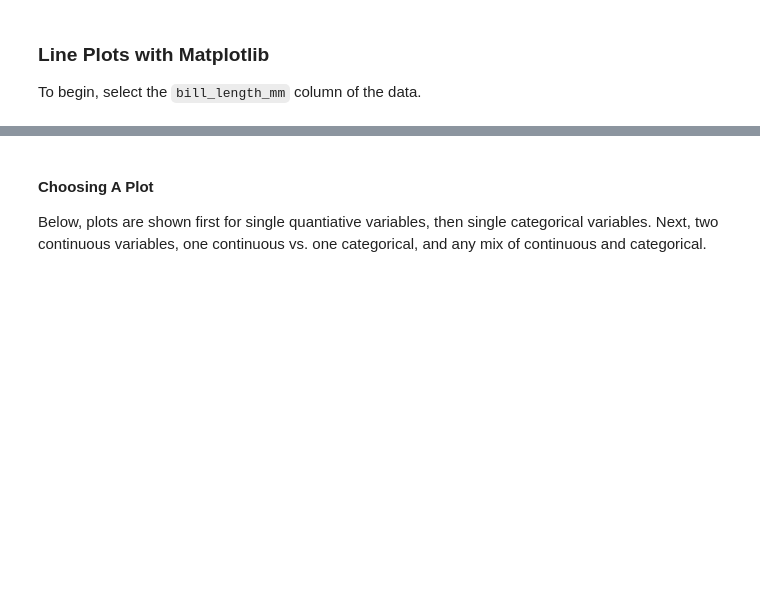
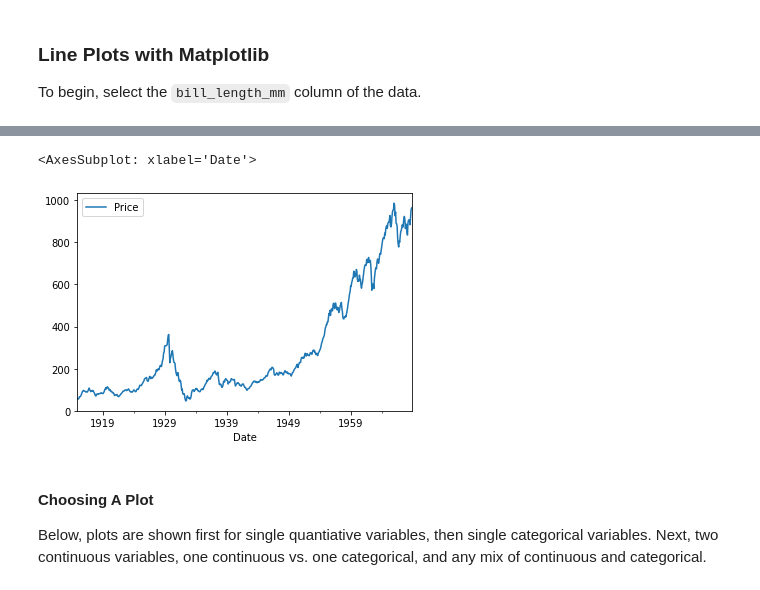
Before and after one commit to jfkoehler/nyu_bootcamp_fa24, a Jupyter notebook: _build/html/_sources/intro_to_plotting.ipynb, the cells around one changed output, grey strips where cells are left out. Drawn from its saved outputs; the diff is of its cells as text; code cells hidden in the pictures; blank space fills up the shorter version.

```diff
--- a/_build/html/_sources/intro_to_plotting.ipynb
+++ b/_build/html/_sources/intro_to_plotting.ipynb
@@ -110,5 +381,9 @@ bill_length.plot()
 # %%
 #plot dow jones data from series
+dow.plot()
+# %% [output]
+<AxesSubplot: xlabel='Date'>
+[figure, added]
 # %% [markdown]
 #### Choosing A Plot
 
```
Also changed, not shown: parts of 54 cells of this notebook, 39 other files.
